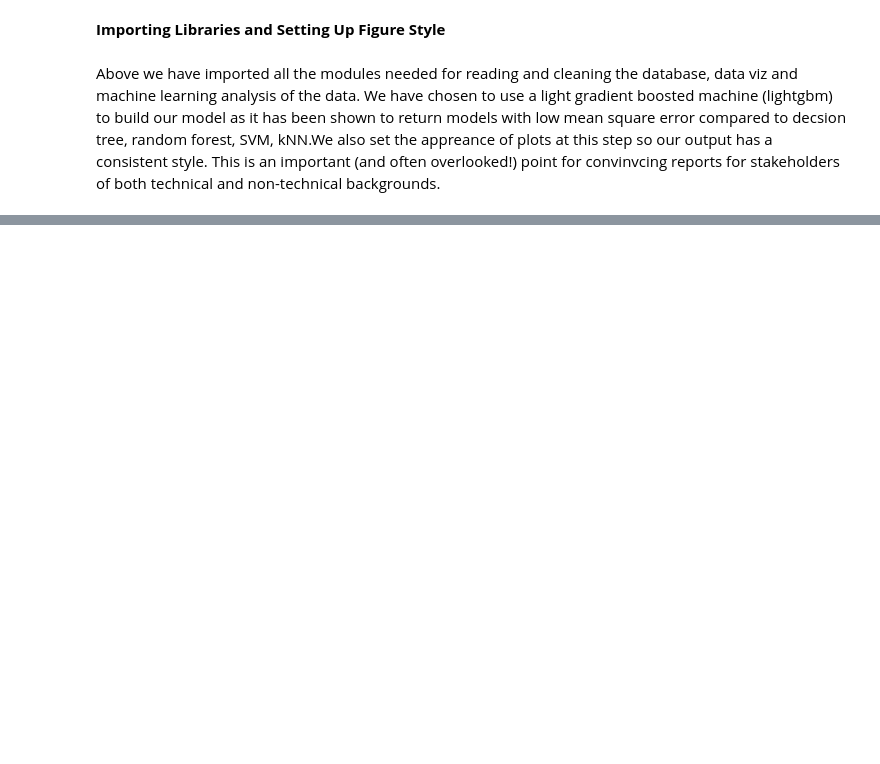
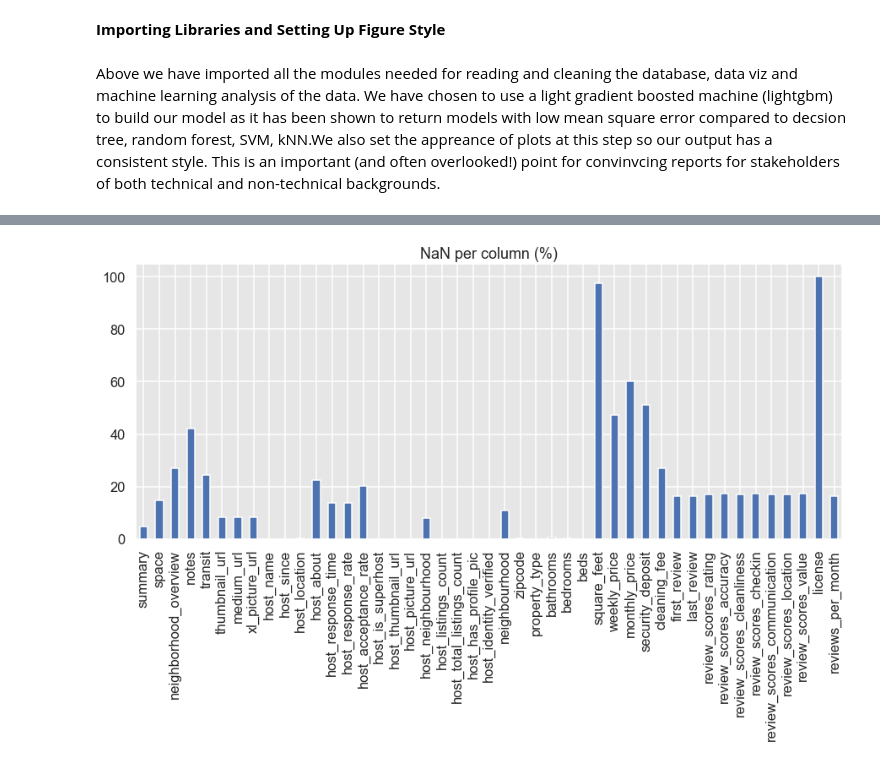
Before and after one commit to jcadusch/AirBnB_Seattle_Analysis, a Jupyter notebook: main_analysis.ipynb, the cells around one changed output, grey strips where cells are left out. Drawn from its saved outputs; the diff is of its cells as text; code cells hidden in the pictures; blank space fills up the shorter version.

```diff
--- a/main_analysis.ipynb
+++ b/main_analysis.ipynb
@@ -22,0 +25,7 @@ Above we have imported all the modules needed for reading and cleaning the datab
+# %%
+
+calendar_df = pd.read_csv('./DS/calendar.csv',parse_dates=['date'])
+listings_df = pd.read_csv('./DS/listings.csv')
+#reviews_df = pd.read_csv('./DS/reviews.csv') #not useful w/o NLP-sentiment analysis
+
+calendar_df.head()
@@ -22,0 +68,6 @@ Above we have imported all the modules needed for reading and cleaning the datab
+# %%
+listings_cols_NaN_df = 100*listings_df.isnull().mean()
+
+ax1 = listings_cols_NaN_df[listings_cols_NaN_df>0.02].plot.bar(figsize=(15, 6),title='NaN per column (%)') #show columns with >2% NaN entries
+# %% [output]
+[figure, added]
```
Also changed, not shown: parts of 14 cells of this notebook.
